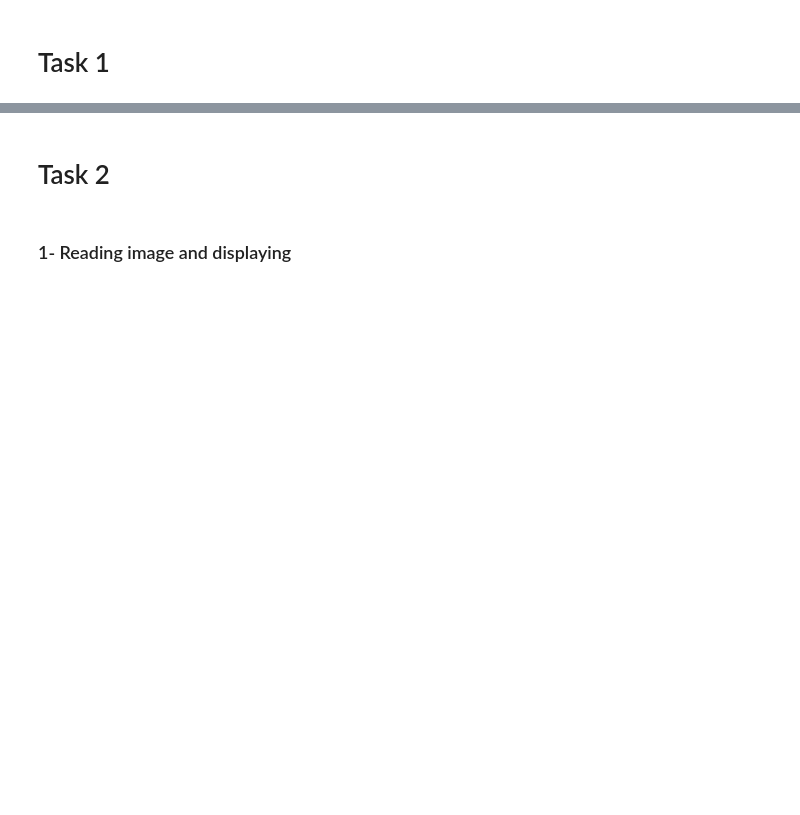
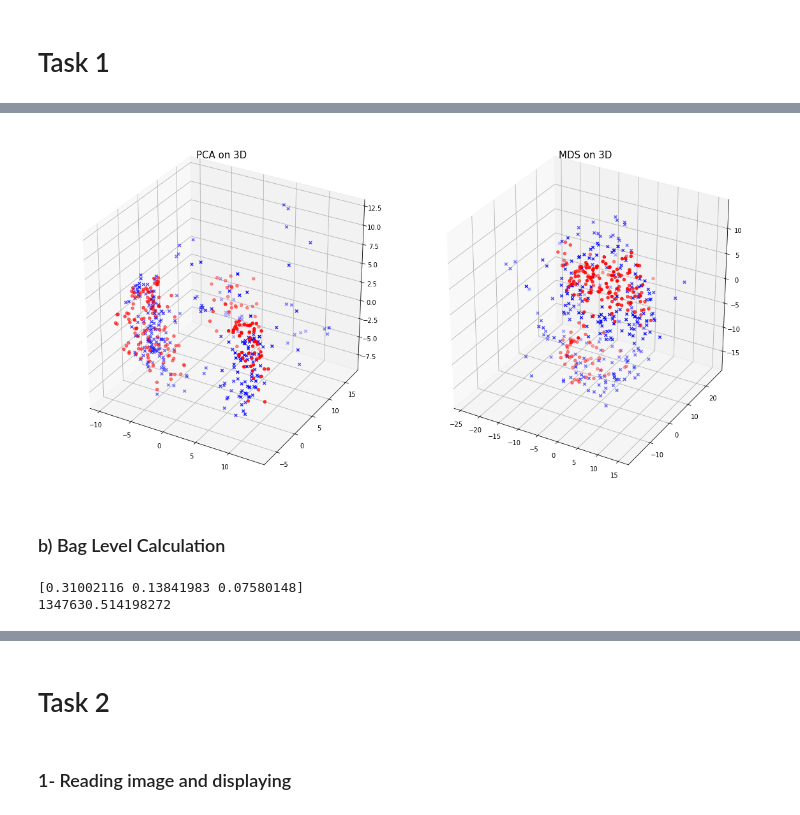
Before and after one commit to BU-IE-582/fall19-sarikayamerts, a Jupyter notebook: hw2/Assignment2.ipynb, the cells around one changed output, grey strips where cells are left out. Saved outputs shown, nothing was run; the diff lists cells and outputs as text; code cells hidden in the pictures; blank space fills up the shorter version.

```diff
--- a/hw2/Assignment2.ipynb
+++ b/hw2/Assignment2.ipynb
@@ -73,0 +75,32 @@ plt.yticks(np.arange(0, 1.1, step=0.1))
+# %%
+fig = plt.figure(figsize=(16,8))
+
+ax1 = fig.add_subplot(121, projection='3d')
+ax2 = fig.add_subplot(122, projection='3d')
+
+ax1.scatter(xs=pca_df[pca_df['BagClass'] == 1][0],
+            ys=pca_df[pca_df['BagClass'] == 1][1],
+            zs=pca_df[pca_df['BagClass'] == 1][2],
+            c='r', marker='o')
+ax1.scatter(xs=pca_df[pca_df['BagClass'] == 0][0],
+            ys=pca_df[pca_df['BagClass'] == 0][1],
+            zs=pca_df[pca_df['BagClass'] == 0][2],
+            c='b', marker='x')
+ax1.set_title("PCA on 3D", size=15)
+
+
+ax2.scatter(xs=mds_df[mds_df['BagClass'] == 1][0],
+            ys=mds_df[mds_df['BagClass'] == 1][1],
+            zs=mds_df[mds_df['BagClass'] == 1][2],
+            c='r', marker='o')
+ax2.scatter(xs=mds_df[mds_df['BagClass'] == 0][0],
+            ys=mds_df[mds_df['BagClass'] == 0][1],
+            zs=mds_df[mds_df['BagClass'] == 0][2],
+            c='b', marker='x')
+ax2.set_title("MDS on 3D", size=15)
+
+fig.tight_layout()
+# %% [output]
+[figure, added]
+# %% [markdown]
+### b) Bag Level Calculation
@@ -73,0 +110,20 @@ plt.yticks(np.arange(0, 1.1, step=0.1))
+# %%
+# Scaling the feature columns
+bag_features = pd.DataFrame(scale(bag_features),
+                            columns=bag_features.columns)
+
+# Applying PCA
+pca_bag = PCA(n_components=3)
+pca_bag_df = pd.DataFrame(pca_bag.fit_transform(bag_features))
+pca_bag_df = pca_bag_df.join(bag_label)
+
+# Applying MDS
+mds_bag = MDS(n_components=3)
+mds_bag_df = pd.DataFrame(mds_bag.fit_transform(bag_features))
+mds_bag_df = mds_bag_df.join(bag_label)
+
+print(pca_bag.explained_variance_ratio_)
+print(mds_bag.stress_)
+# %% [output]
+[0.31002116 0.13841983 0.07580148]
+1347630.514198272
```
Also changed, not shown: parts of 22 cells of this notebook.
